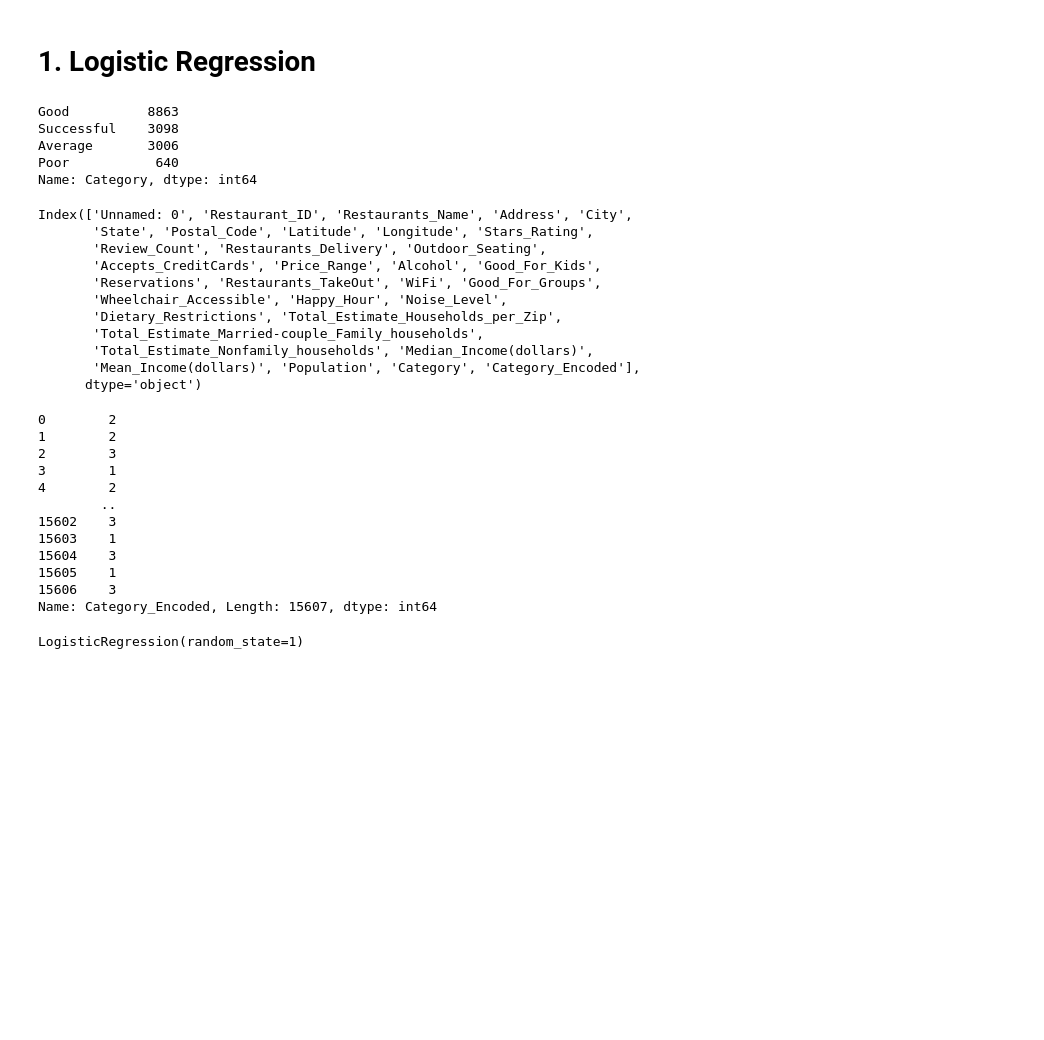
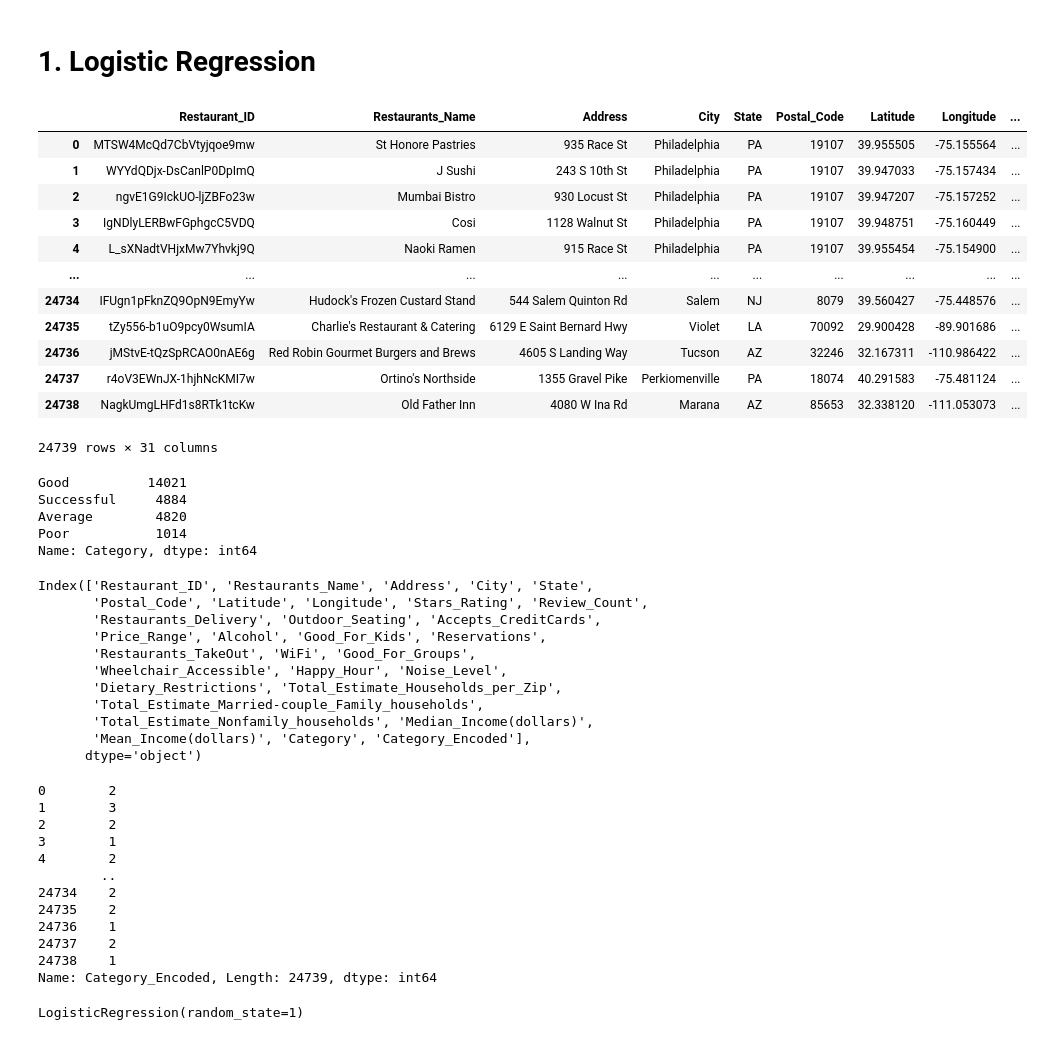
Before and after one commit to Aigerim-Zh/Yelp-Project, a Jupyter notebook: Machine_Learning_Models/03_Four_Classes_Yelp_with_Census/03_MultiClass_Classification_Logistic_Regression.ipynb, the cells around one changed output. Saved outputs shown, nothing was run; the diff lists cells and outputs as text; code cells hidden in the pictures; blank space fills up the shorter version.

```diff
--- a/Machine_Learning_Models/03_Four_Classes_Yelp_with_Census/03_MultiClass_Classification_Logistic_Regression.ipynb
+++ b/Machine_Learning_Models/03_Four_Classes_Yelp_with_Census/03_MultiClass_Classification_Logistic_Regression.ipynb
@@ -11,12 +11,12 @@ from sqlalchemy import inspect
 import matplotlib.pyplot as plt
 import pandas as pd
 
-business_df = pd.read_csv("../../Data/new_merged_datasets.csv")
+business_df = pd.read_csv("../../Data/business_census_merged_dataset.csv")
 
 # Categorizing restaurants based on stars ratings
-business_df["Category"] = pd.cut(business_df["Stars_Rating"],bins=[0.9,2,3,4,5],labels=["Poor","Average","Good","Successful"])
+business_df["Category"] = pd.cut(business_df["Stars_Rating"],bins=[0.9,2,3,4,5],
+                                 labels=["Poor","Average","Good","Successful"])
 
-# Since price can't be 0 and None, so replace it with a 1
 def changeStatus(status):
     if status == "Poor":
         return 0
@@ -35,27 +35,43 @@ business_df["Median_Income(dollars)"] = pd.to_numeric(business_df["Median_Income
 business_df["Mean_Income(dollars)"] = pd.to_numeric(business_df["Mean_Income(dollars)"], errors='coerce')
 
 business_df = business_df.dropna(subset=['Median_Income(dollars)'])
+# %%
+business_df
+# %% [output]
+|  | Restaurant_ID | Restaurants_Name | Address | City | State | Postal_Code | Latitude | Longitude | ... |
+| 0 | MTSW4McQd7CbVtyjqoe9mw | St Honore Pastries | 935 Race St | Philadelphia | PA | 19107 | 39.955505 | -75.155564 | ... |
+| 1 | WYYdQDjx-DsCanlP0DpImQ | J Sushi | 243 S 10th St | Philadelphia | PA | 19107 | 39.947033 | -75.157434 | ... |
+| 2 | ngvE1G9IckUO-ljZBFo23w | Mumbai Bistro | 930 Locust St | Philadelphia | PA | 19107 | 39.947207 | -75.157252 | ... |
+| 3 | IgNDlyLERBwFGphgcC5VDQ | Cosi | 1128 Walnut St | Philadelphia | PA | 19107 | 39.948751 | -75.160449 | ... |
+| 4 | L_sXNadtVHjxMw7Yhvkj9Q | Naoki Ramen | 915 Race St | Philadelphia | PA | 19107 | 39.955454 | -75.154900 | ... |
+| ... | ... | ... | ... | ... | ... | ... | ... | ... | ... |
+| 24734 | IFUgn1pFknZQ9OpN9EmyYw | Hudock's Frozen Custard Stand | 544 Salem Quinton Rd | Salem | NJ | 8079 | 39.560427 | -75.448576 | ... |
+| 24735 | tZy556-b1uO9pcy0WsumIA | Charlie's Restaurant & Catering | 6129 E Saint Bernard Hwy | Violet | LA | 70092 | 29.900428 | -89.901686 | ... |
+| 24736 | jMStvE-tQzSpRCAO0nAE6g | Red Robin Gourmet Burgers and Brews | 4605 S Landing Way | Tucson | AZ | 32246 | 32.167311 | -110.986422 | ... |
+| 24737 | r4oV3EWnJX-1hjhNcKMI7w | Ortino's Northside | 1355 Gravel Pike | Perkiomenville | PA | 18074 | 40.291583 | -75.481124 | ... |
+| 24738 | NagkUmgLHFd1s8RTk1tcKw | Old Father Inn | 4080 W Ina Rd | Marana | AZ | 85653 | 32.338120 | -111.053073 | ... |
+24739 rows × 31 columns
 # %%
 business_df["Category"].value_counts()
 # %% [output]
-Good          8863
-Successful    3098
-Average       3006
-Poor           640
+Good          14021
+Successful     4884
+Average        4820
+Poor           1014
 Name: Category, dtype: int64
 # %%
 business_df.columns
 # %% [output]
-Index(['Unnamed: 0', 'Restaurant_ID', 'Restaurants_Name', 'Address', 'City',
-       'State', 'Postal_Code', 'Latitude', 'Longitude', 'Stars_Rating',
-       'Review_Count', 'Restaurants_Delivery', 'Outdoor_Seating',
-       'Accepts_CreditCards', 'Price_Range', 'Alcohol', 'Good_For_Kids',
-       'Reservations', 'Restaurants_TakeOut', 'WiFi', 'Good_For_Groups',
+Index(['Restaurant_ID', 'Restaurants_Name', 'Address', 'City', 'State',
+       'Postal_Code', 'Latitude', 'Longitude', 'Stars_Rating', 'Review_Count',
+       'Restaurants_Delivery', 'Outdoor_Seating', 'Accepts_CreditCards',
+       'Price_Range', 'Alcohol', 'Good_For_Kids', 'Reservations',
+       'Restaurants_TakeOut', 'WiFi', 'Good_For_Groups',
        'Wheelchair_Accessible', 'Happy_Hour', 'Noise_Level',
        'Dietary_Restrictions', 'Total_Estimate_Households_per_Zip',
        'Total_Estimate_Married-couple_Family_households',
        'Total_Estimate_Nonfamily_households', 'Median_Income(dollars)',
-       'Mean_Income(dollars)', 'Population', 'Category', 'Category_Encoded'],
+       'Mean_Income(dollars)', 'Category', 'Category_Encoded'],
       dtype='object')
 # %%
 # Define features set
@@ -73,17 +90,17 @@ y = business_df["Category_Encoded"]
 y
 # %% [output]
 0        2
-1        2
-2        3
+1        3
+2        2
 3        1
 4        2
         ..
-15602    3
-15603    1
-15604    3
-15605    1
-15606    3
-Name: Category_Encoded, Length: 15607, dtype: int64
+24734    2
+24735    2
+24736    1
+24737    2
+24738    1
+Name: Category_Encoded, Length: 24739, dtype: int64
 # %%
 # Split the model into training and testing sets
 from sklearn.model_selection import train_test_split
```
Also changed, not shown: parts of 26 cells of this notebook, 18 other files.
